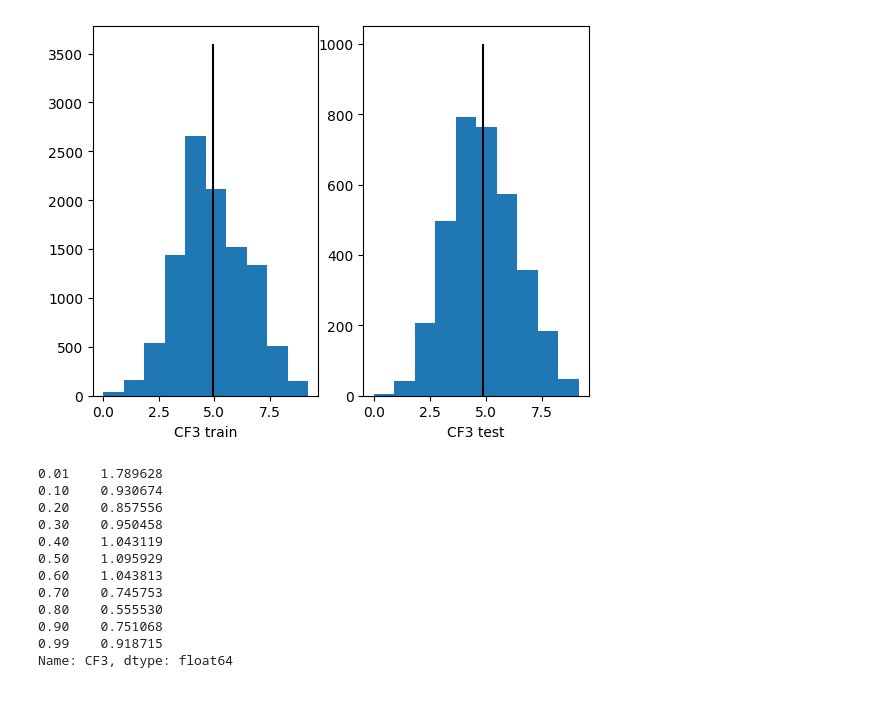
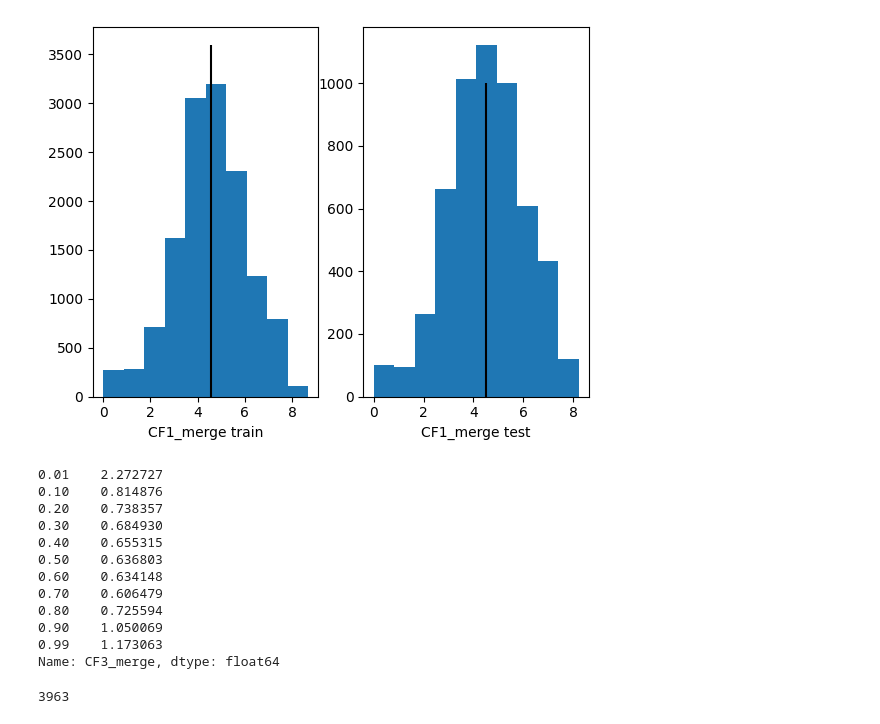
Before and after one commit to Pladifes/corporate-ghg-emissions-estimations, a Jupyter notebook: benchmark/Benchmark_creation.ipynb, the cells around one changed output. Saved outputs shown, nothing was run; the diff lists cells and outputs as text; code cells hidden in the pictures.

```diff
--- a/benchmark/Benchmark_creation.ipynb
+++ b/benchmark/Benchmark_creation.ipynb
@@ -103,0 +84,9 @@ df_refinitiv_filtered = df_refinitiv_filtered[df_refinitiv_filtered[sector_class
+# %%
+sorter = df_refinitiv.FinalEikonID.value_counts().index
+df_refinitiv["sorter"] = df_refinitiv.FinalEikonID.astype("category").cat.set_categories(sorter)
+# %%
+df_refinitiv_filtered = df_refinitiv[df_refinitiv.FiscalYear>2010]
+df_refinitiv_filtered = df_refinitiv_filtered[df_refinitiv_filtered[sector_classification].notna()]
+# df_refinitiv_filtered = df_refinitiv_filtered[(df_refinitiv_filtered.CF1_merge>0) | (df_refinitiv_filtered.CF2_merge>0) | (df_refinitiv_filtered.CF3_merge>0)]
+df_refinitiv_filtered = df_refinitiv_filtered[(df_refinitiv_filtered.CF1_merge>0) & (df_refinitiv_filtered.CF2_merge>0) & (df_refinitiv_filtered.CF3_merge>0)]
+df_refinitiv_filtered.shape
@@ -104,6 +95,6 @@ df_refinitiv_filtered = df_refinitiv_filtered[df_refinitiv_filtered[sector_class
 # %%
 lst_sectors = df_refinitiv_filtered[sector_classification].unique()
 lst_countries = df_refinitiv_filtered.CountryHQ.unique()
-lst_companies = df_refinitiv_filtered.Name.unique()
-companies_per_countries = df_refinitiv_filtered.drop_duplicates("Name").CountryHQ.value_counts()
+lst_companies = df_refinitiv_filtered.FinalEikonID.unique()
+companies_per_countries = df_refinitiv_filtered.drop_duplicates("FinalEikonID").CountryHQ.value_counts()
 # %%
@@ -123,0 +121,15 @@ Name: GICSName, Length: 158, dtype: int64
+# %%
+np.random.seed = 1
+seed = 1
+max_taken_subsector = 20
+max_taken_country = 50
+min_remove_sector = 5
+percent_taken = 50
+df_refinitiv_filtered = df_refinitiv[df_refinitiv.FiscalYear>2010]
+df_refinitiv_filtered = df_refinitiv_filtered[df_refinitiv_filtered[sector_classification].notna()]
+# df_refinitiv_filtered = df_refinitiv_filtered[(df_refinitiv_filtered.CF1_merge>0) | (df_refinitiv_filtered.CF2_merge>0) | (df_refinitiv_filtered.CF3_merge>0)]
+df_refinitiv_filtered = df_refinitiv_filtered[(df_refinitiv_filtered.CF1_merge>0) & (df_refinitiv_filtered.CF2_merge>0) & (df_refinitiv_filtered.CF3_merge>0)]
+sorter = df_refinitiv_filtered.FinalEikonID.value_counts().index
+df_refinitiv_filtered["sorter"] = df_refinitiv_filtered.FinalEikonID.astype("category").cat.set_categories(sorter)
+
+df_refinitiv_filtered.shape
@@ -412,32 +457,32 @@ Name: GICSName, Length: 158, dtype: float64
 # %%
 _, axs = plt.subplots(1, 2)
-col = "CF3"
+col = "CF1_merge"
 axs[0].hist(np.log10(df_refinitiv_filtered_train[col] - df_refinitiv_filtered_train[col].min() + 1))
 axs[1].hist(np.log10(df_refinitiv_filtered_test[col]  - df_refinitiv_filtered_test[col].min() + 1))
 axs[0].set_xlabel(col + " train")
 axs[1].set_xlabel(col + " test")
 axs[0].vlines(np.mean(np.log10(df_refinitiv_filtered_train[col] - df_refinitiv_filtered_train[col].min() + 1)),0,3600, color="black")
 axs[1].vlines(np.mean(np.log10(df_refinitiv_filtered_test[col] - df_refinitiv_filtered_test[col].min() + 1)),0,1000, color="black")
 
 plt.show()
 # %% [output]
-[figure, old version]
+[figure, new version]
 # %%
-scope = "CF3"
+scope = "CF3_merge"
 a = df_refinitiv_filtered_test[scope].quantile([0.01]+[i/10 for i in range(1,10)]+[0.99])
 b = df_refinitiv_filtered_train[scope].quantile([0.01]+[i/10 for i in range(1,10)]+[0.99])
 a/b
 # %% [output]
-0.01    1.789628
-0.10    0.930674
-0.20    0.857556
-0.30    0.950458
-0.40    1.043119
-0.50    1.095929
-0.60    1.043813
-0.70    0.745753
-0.80    0.555530
-0.90    0.751068
-0.99    0.918715
-Name: CF3, dtype: float64
+0.01    2.272727
+0.10    0.814876
+0.20    0.738357
+0.30    0.684930
+0.40    0.655315
+0.50    0.636803
+0.60    0.634148
+0.70    0.606479
+0.80    0.725594
+0.90    1.050069
+0.99    1.173063
+Name: CF3_merge, dtype: float64
 # %%
@@ -444,0 +492,4 @@ df_refinitiv_filtered_test.Name.drop_duplicates().to_csv("lst_companies_test_GIC
+# %%
+df_refinitiv_filtered.Name.nunique()
+# %% [output]
+3963
```
Also changed, not shown: parts of 34 cells of this notebook, 29 other files.
